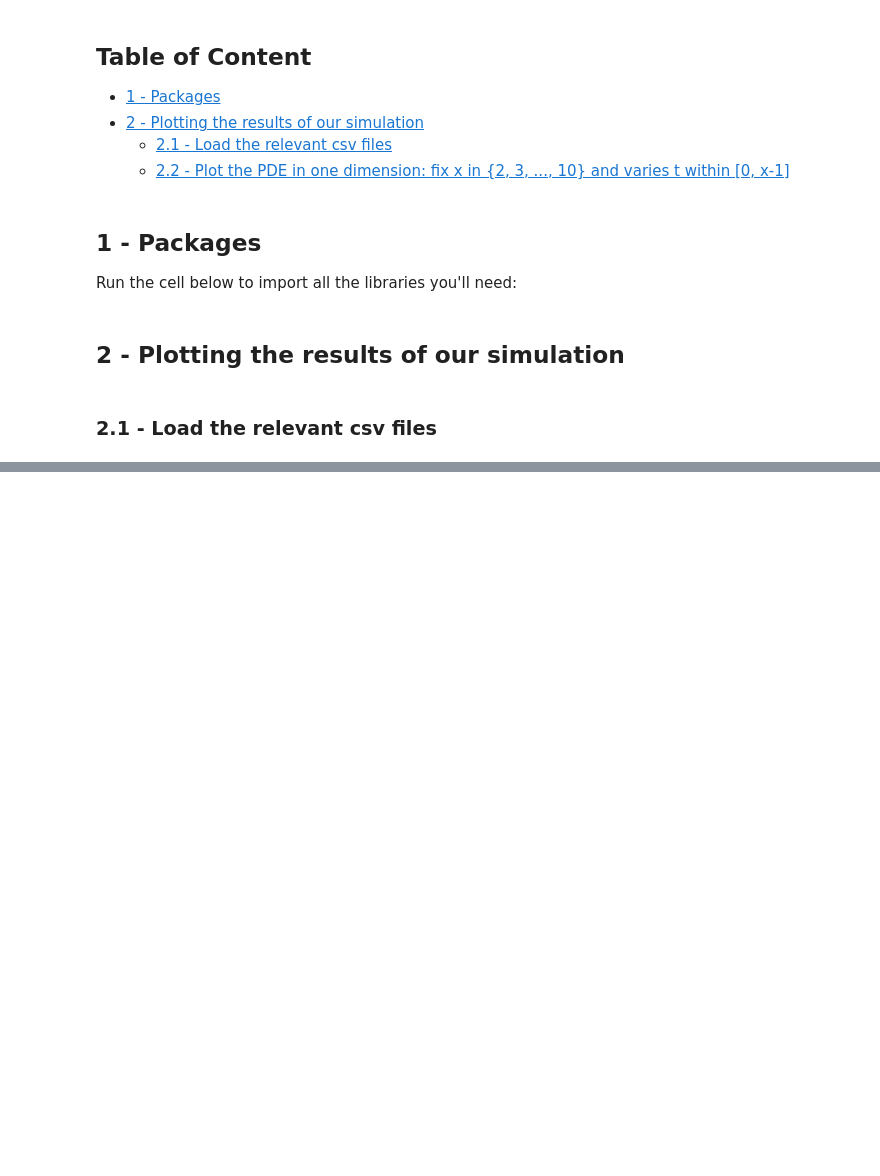
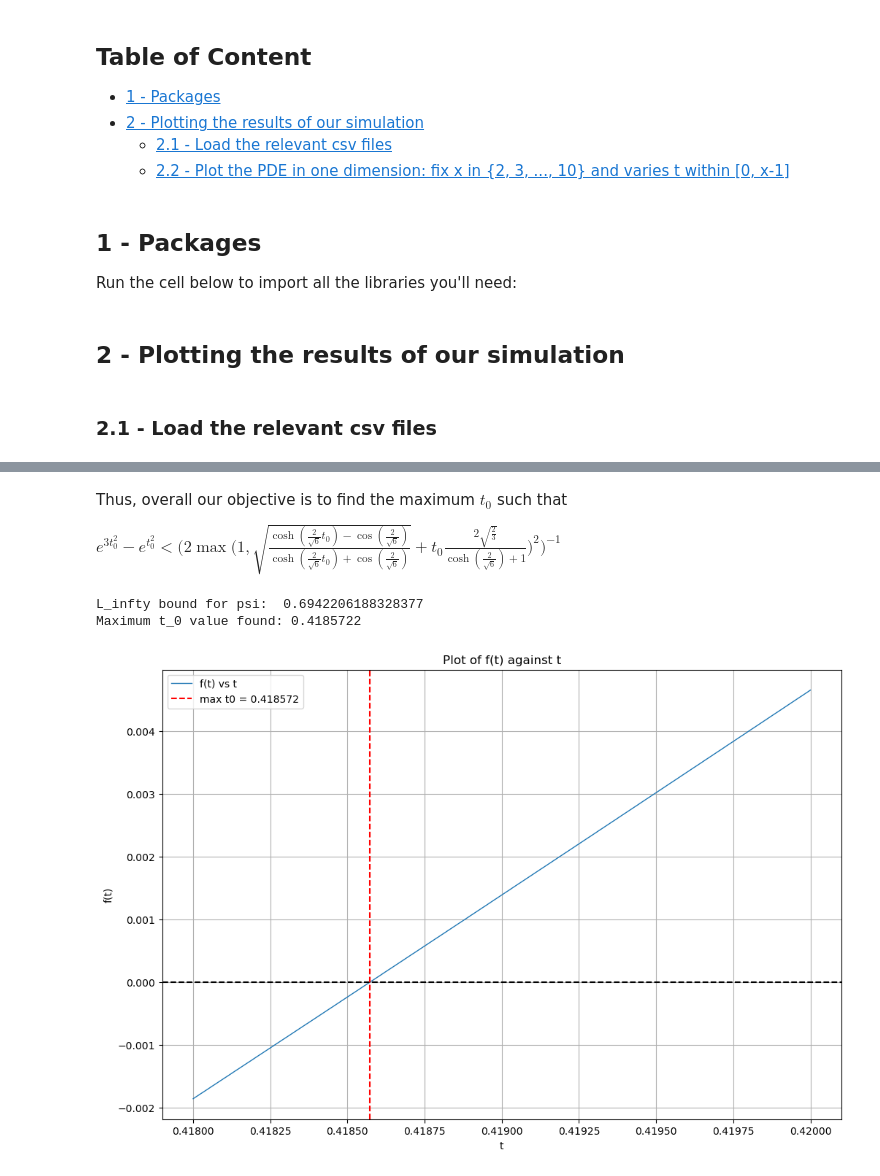
Before and after one commit to chanjuanyin/Nonlinear_Wave_simulations, a Jupyter notebook: Simulation_04/Plot_history.ipynb, the cells around one changed output, grey strips where cells are left out. Saved outputs shown, nothing was run; the diff lists cells and outputs as text; code cells hidden in the pictures; blank space fills up the shorter version.

Commit message:
Changes that make the code align with the paper, also computed the sufficient bound for existence. Focus: Simulation_04

```diff
--- a/Simulation_04/Plot_history.ipynb
+++ b/Simulation_04/Plot_history.ipynb
@@ -146,0 +182,58 @@ plt.show()
+# %% [markdown]
+Thus, overall our objective is to find the maximum $t_0$ such that
+
+$e^{3t_0^2} -e^{t_0^2} <  \Biggl(2 \max\Big(1, \sqrt{\frac{\cosh(\frac{2}{\sqrt{6}}t_0) - \cos(\frac{2}{\sqrt{6}})}{\cosh(\frac{2}{\sqrt{6}}t_0) + \cos(\frac{2}{\sqrt{6}})}} + t_0 \frac{2\sqrt{\frac{2}{3}}}{\cosh(\frac{2}{\sqrt{6}})+1} \Big)^2
+\Biggl)^{-1}$
+# %%
+import math
+import numpy as np
+
+psi_bound = (2*math.sqrt(2/3)) / (math.cosh(2/math.sqrt(6)) + 1)
+print("L_infty bound for psi: ", psi_bound)
+
+def phi_bound(t):
+    return math.sqrt((math.cosh((2/math.sqrt(6))*t) - math.cos(2/math.sqrt(6))) / (math.cosh((2/math.sqrt(6))*t) + math.cos(2/math.sqrt(6))))
+
+def f(t):
+    # t is a float scalar; phi_bound and psi_bound are expected to be defined earlier
+    return math.exp(3*t**2) - math.exp(t**2) - 1.0/(2*max(1,(phi_bound(t) + t*psi_bound))**2)
+
+def generate_T_vector(start=0.0, stop=0.2, steps=10001):
+    """Generate a 1D array of t values from start to stop (inclusive) with 'steps' samples."""
+    return np.linspace(start, stop, num=steps)
+
+# --- User-adjustable parameters ---
+start = 0.418
+stop = 0.420
+steps = 10001  # e.g. 10001 points gives step size 2e-5 over [0,0.2]
+
+# Build T_vector and evaluate f(t)
+T_vector = generate_T_vector(start, stop, steps)
+i_values = np.array([f(float(t)) for t in T_vector])
+
+# Find t values where f(t) < 0 and pick the maximum t (largest t that still satisfies the inequality)
+valid_mask = i_values < 0
+if not np.any(valid_mask):
+    print('No t in the chosen range satisfies f(t) < 0')
+    max_t_value = None
+else:
+    max_t_value = float(T_vector[valid_mask].max())
+    print('Maximum t_0 value found:', max_t_value)
+
+# Plot i_values against T_vector with a marker for the found maximum t0 (if any)
+import matplotlib.pyplot as plt
+plt.figure(figsize=(12,8))
+plt.plot(T_vector, i_values, label='f(t) vs t', lw=1)
+plt.xlabel('t')
+plt.ylabel('f(t)')
+plt.title('Plot of f(t) against t')
+plt.axhline(0, color='k', linestyle='--')
+if max_t_value is not None:
+    plt.axvline(max_t_value, color='red', linestyle='--', label=f'max t0 = {max_t_value:.6f}')
+plt.legend()
+plt.grid(True)
+plt.show()
+# %% [output]
+L_infty bound for psi:  0.6942206188328377
+Maximum t_0 value found: 0.4185722
+[figure, added]
```
Also changed, not shown: parts of 12 cells of this notebook, 3 other files.
